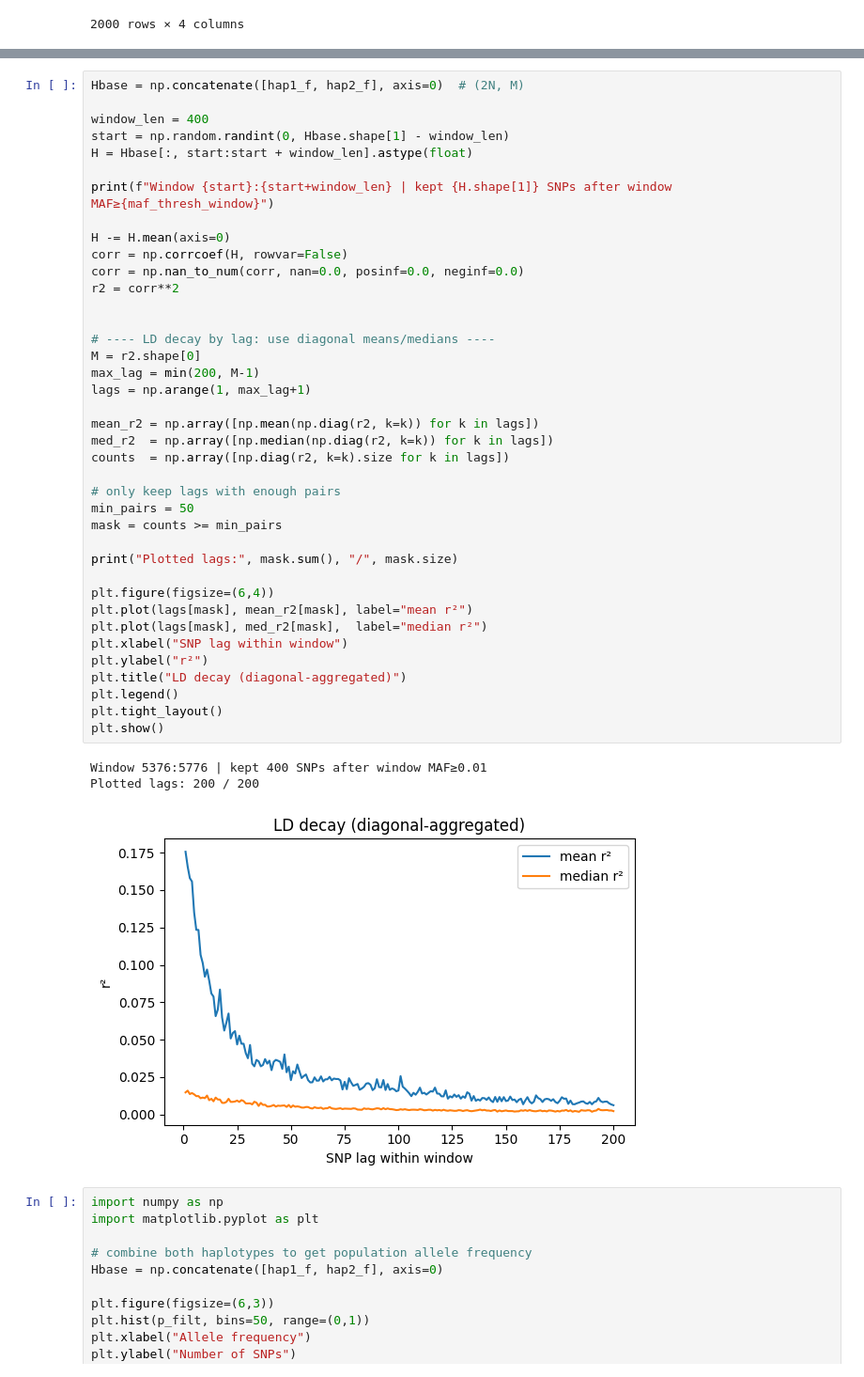
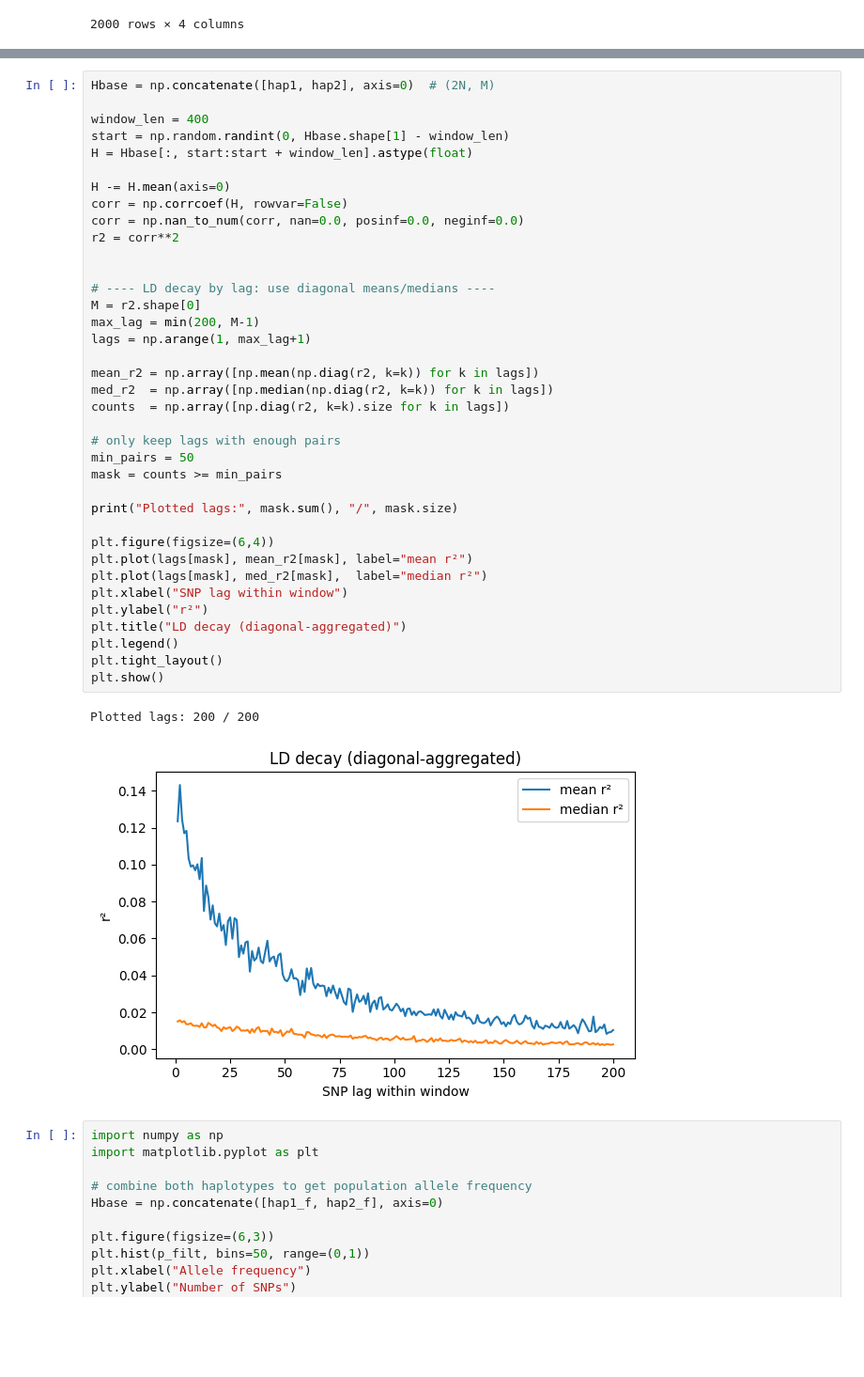
Before and after one commit to ak1376/PRS_Portability, a Jupyter notebook: notebooks/check_results_vae.ipynb, the cells around one changed output, grey strips where cells are left out. Shown at 94% size. Cells and saved outputs as stored; diff of their text form; blank space fills up the shorter version.

```diff
--- a/notebooks/check_results_vae.ipynb
+++ b/notebooks/check_results_vae.ipynb
@@ -227,46 +46,43 @@ plt.tight_layout(); plt.show()
 # %%
-Hbase = np.concatenate([hap1_f, hap2_f], axis=0)  # (2N, M)
+Hbase = np.concatenate([hap1, hap2], axis=0)  # (2N, M)
 
 window_len = 400
 start = np.random.randint(0, Hbase.shape[1] - window_len)
 H = Hbase[:, start:start + window_len].astype(float)
-
-print(f"Window {start}:{start+window_len} | kept {H.shape[1]} SNPs after window MAF≥{maf_thresh_window}")
 
 H -= H.mean(axis=0)
 corr = np.corrcoef(H, rowvar=False)
 corr = np.nan_to_num(corr, nan=0.0, posinf=0.0, neginf=0.0)
 r2 = corr**2
 
 
 # ---- LD decay by lag: use diagonal means/medians ----
 M = r2.shape[0]
 max_lag = min(200, M-1)
 lags = np.arange(1, max_lag+1)
 
 mean_r2 = np.array([np.mean(np.diag(r2, k=k)) for k in lags])
 med_r2  = np.array([np.median(np.diag(r2, k=k)) for k in lags])
 counts  = np.array([np.diag(r2, k=k).size for k in lags])
 
 # only keep lags with enough pairs
 min_pairs = 50
 mask = counts >= min_pairs
 
 print("Plotted lags:", mask.sum(), "/", mask.size)
 
 plt.figure(figsize=(6,4))
 plt.plot(lags[mask], mean_r2[mask], label="mean r²")
 plt.plot(lags[mask], med_r2[mask],  label="median r²")
 plt.xlabel("SNP lag within window")
 plt.ylabel("r²")
 plt.title("LD decay (diagonal-aggregated)")
 plt.legend()
 plt.tight_layout()
 plt.show()
 # %% [output]
-Window 5376:5776 | kept 400 SNPs after window MAF≥0.01
 Plotted lags: 200 / 200
-[figure, old version]
+[figure, new version]
 # %%
 import numpy as np
 import matplotlib.pyplot as plt
```
Also changed, not shown: parts of 31 cells of this notebook, 9 other files.
